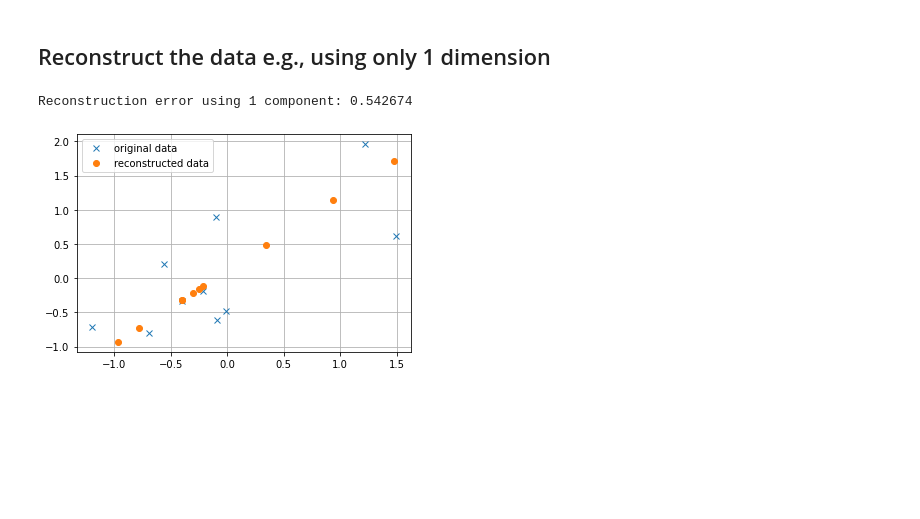
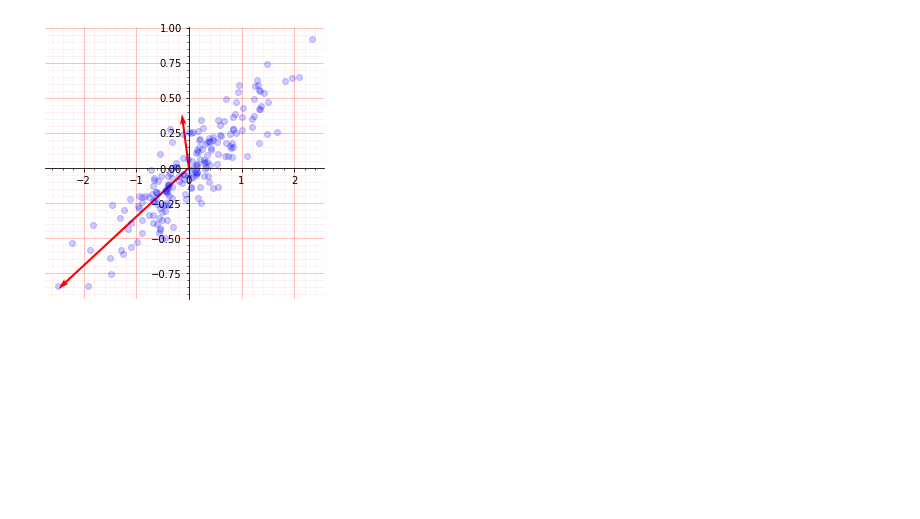
Before and after one commit to Kabilan108/drexel-coursework, a Jupyter notebook: bmes547/3_pca/pca_demo.ipynb, the cells around one changed output. Drawn from its saved outputs; the diff is of its cells as text; code cells hidden in the pictures; blank space fills up the shorter version.

```diff
--- a/bmes547/3_pca/pca_demo.ipynb
+++ b/bmes547/3_pca/pca_demo.ipynb
@@ -61,25 +73,29 @@ ylabel( 'PC2 (%.2f%%)' % (V[1]*100) );
-# %% [markdown]
-## Reconstruct the data e.g., using only 1 dimension
-# %%
-q = PCA( n_components=1 )
-q.fit(X)
-Y = q.transform(X);
-Xrec= q.inverse_transform(Y)
-plot(X[:,0],X[:,1],'x');
-plot(Xrec[:,0],Xrec[:,1],'o')
-legend(['original data','reconstructed data']);
-grid('on')
-
-from sklearn.metrics import mean_squared_error
-# this comparison will only work if X is mean-shifted.
-error = mean_squared_error(X, Xrec, squared=False)
-print('Reconstruction error using 1 component: %f\n' % (math.sqrt(error)) );
-# %% [output]
-Reconstruction error using 1 component: 0.542674
-[figure, removed]
-# %% [markdown]
-##
-# %% [markdown]
-##
-# %% [markdown]
-##
+# %%
+fig, ax = plt.subplots(figsize=(5, 5))
+
+# Plot raw data
+ax.plot(X[:, 0], X[:, 1], 'bo', alpha=0.2)
+
+# Plot principal components
+for length, vector in zip(pca.explained_variance_, pca.components_):
+    v = vector * 3 * np.sqrt(length)
+    ax.quiver(0, 0, v[0], v[1], angles='xy', scale_units='xy', scale=1,
+              color='red')
+
+# Move left y-axis and bottim x-axis to centre, passing through (0,0)
+ax.spines['bottom'].set_position('zero')  # type: ignore
+ax.spines['left'].set_position('zero')    # type: ignore
+
+# Eliminate upper and right axes
+ax.spines[['right', 'top']].set_visible(False)
+
+# Show ticks in the left and lower axes only
+ax.xaxis.set_ticks_position('bottom')
+ax.yaxis.set_ticks_position('left')
+
+# Show grid
+ax.minorticks_on()
+ax.grid(which='minor', linestyle=':', linewidth='0.5', color='red', alpha=0.3)
+ax.grid(which='major', linestyle='-', linewidth='0.5', color='red', alpha=0.5)
+# %% [output]
+[figure, added]
```
Also changed, not shown: parts of 20 cells of this notebook.
